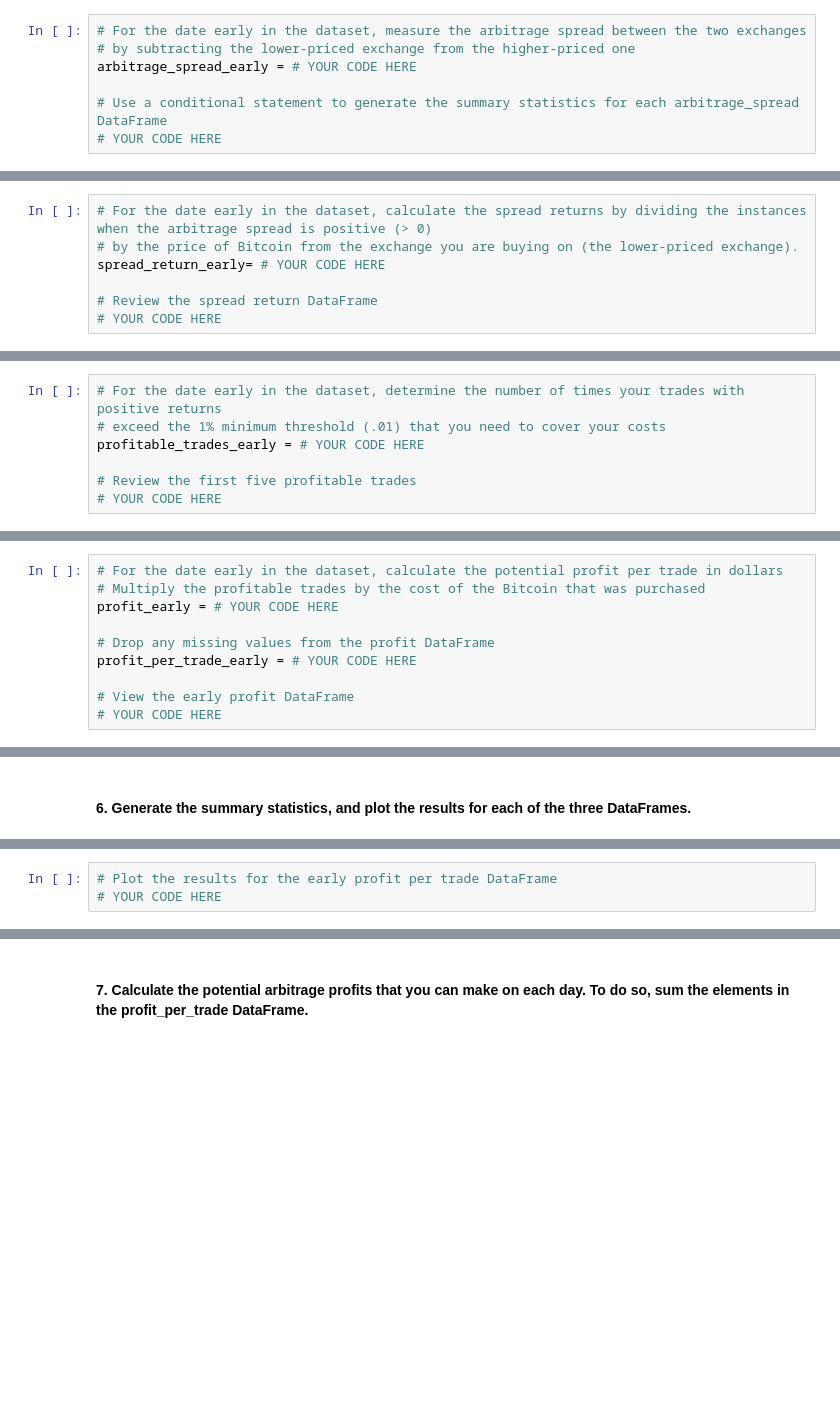
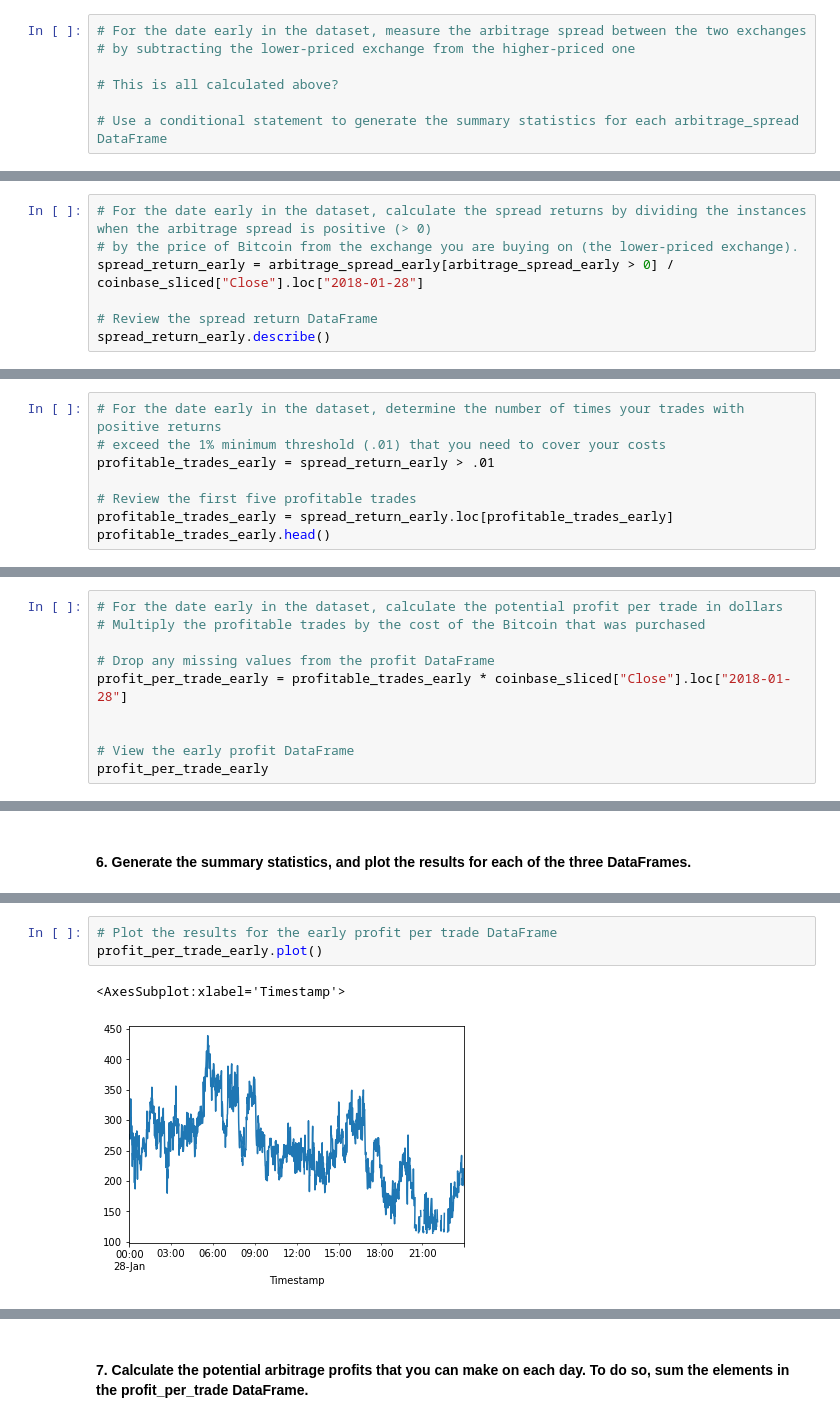
Before and after one commit to jake-viss/UW_Fintech_Challenge_3, a Jupyter notebook: crypto_arbitrage.ipynb, the cells around one changed output, grey strips where cells are left out. Saved outputs shown, nothing was run; the diff lists cells and outputs as text; blank space fills up the shorter version.

```diff
--- a/crypto_arbitrage.ipynb
+++ b/crypto_arbitrage.ipynb
@@ -462,7 +462,7 @@ Calculate the potential profits for each date that you selected in the previous
 # %%
 # For the date early in the dataset, measure the arbitrage spread between the two exchanges
 # by subtracting the lower-priced exchange from the higher-priced one
-arbitrage_spread_early = # YOUR CODE HERE
+
+# This is all calculated above?
 
 # Use a conditional statement to generate the summary statistics for each arbitrage_spread DataFrame
-# YOUR CODE HERE
@@ -471,7 +513,7 @@ arbitrage_spread_early = # YOUR CODE HERE
 # %%
 # For the date early in the dataset, calculate the spread returns by dividing the instances when the arbitrage spread is positive (> 0)
 # by the price of Bitcoin from the exchange you are buying on (the lower-priced exchange).
-spread_return_early= # YOUR CODE HERE
+spread_return_early = arbitrage_spread_early[arbitrage_spread_early > 0] / coinbase_sliced["Close"].loc["2018-01-28"]
 
 # Review the spread return DataFrame
-# YOUR CODE HERE
+spread_return_early.describe()
@@ -480,7 +567,8 @@ spread_return_early= # YOUR CODE HERE
 # %%
 # For the date early in the dataset, determine the number of times your trades with positive returns
 # exceed the 1% minimum threshold (.01) that you need to cover your costs
-profitable_trades_early = # YOUR CODE HERE
+profitable_trades_early = spread_return_early > .01
 
 # Review the first five profitable trades
-# YOUR CODE HERE
+profitable_trades_early = spread_return_early.loc[profitable_trades_early]
+profitable_trades_early.head()
@@ -495,10 +651,10 @@ profitable_trades_early = # YOUR CODE HERE
 # %%
 # For the date early in the dataset, calculate the potential profit per trade in dollars
 # Multiply the profitable trades by the cost of the Bitcoin that was purchased
-profit_early = # YOUR CODE HERE
 
 # Drop any missing values from the profit DataFrame
-profit_per_trade_early = # YOUR CODE HERE
+profit_per_trade_early = profitable_trades_early * coinbase_sliced["Close"].loc["2018-01-28"]
+
 
 # View the early profit DataFrame
-# YOUR CODE HERE
+profit_per_trade_early
@@ -510,3 +737,6 @@ profit_per_trade_early = # YOUR CODE HERE
 # %%
 # Plot the results for the early profit per trade DataFrame
-# YOUR CODE HERE
+profit_per_trade_early.plot()
+# %% [output]
+<AxesSubplot:xlabel='Timestamp'>
+[figure, added]
```
Also changed, not shown: parts of 23 cells of this notebook.
